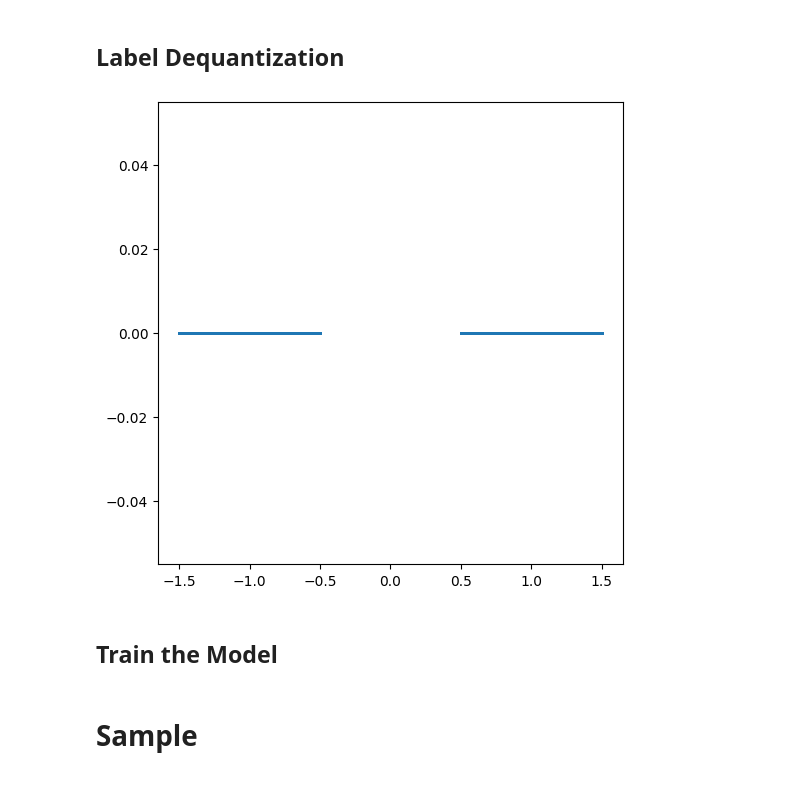
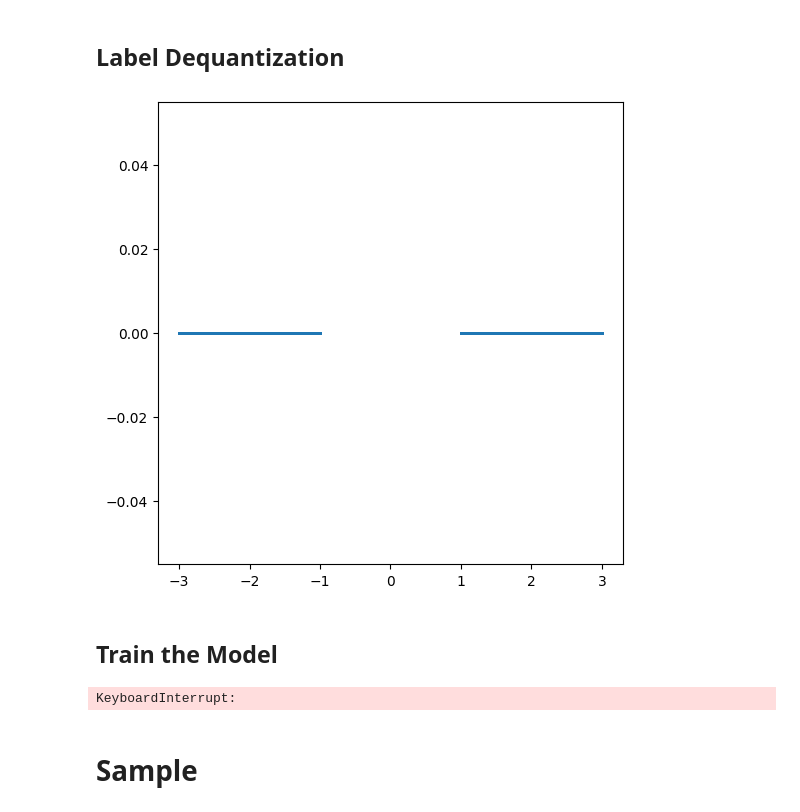
Before and after one commit to caetas/SymmetricFlow, a Jupyter notebook: src/symmetricflow/ToyExample.ipynb, the cells around one changed output. Saved outputs shown, nothing was run; the diff lists cells and outputs as text; code cells hidden in the pictures.

```diff
--- a/src/symmetricflow/ToyExample.ipynb
+++ b/src/symmetricflow/ToyExample.ipynb
@@ -143,35 +172,35 @@ class MLP(nn.Module):
 # %%
 def dequantize_labels(Y):
     '''
     Dequantize the labels by adding uniform noise.
     Args:
         Y: torch.Tensor: The quantized labels.
     Returns:
         torch.Tensor: The dequantized labels.
     '''
     # convert 1d y to 2d by making the second dimension 0
     #Y = torch.stack([Y, torch.zeros_like(Y)], dim=1)
     # add uniform noise with range 0.5
-    Y = Y + torch.rand_like(Y) - 0.5
+    Y = 2*Y + 2*(torch.rand_like(Y) - 0.5)
     return Y.unsqueeze(1)
 
 y = dequantize_labels(labels)
 fig = plt.figure(figsize=(6, 6))
 plt.scatter(y[:], 0*y, s=1)
 
 def quantize_labels(Y):
     '''
     Quantize the labels by rounding to the nearest integer.
     Args:
         Y: torch.Tensor: The dequantized labels.
     Returns:
         torch.Tensor: The quantized labels.
     '''
     # round to either -1 or 1
     Y = torch.sign(Y)
     return Y
 # %% [output]
-[figure, old version]
+[figure, new version]
 # %% [markdown]
 ## Train the Model
 # %%
@@ -184,17 +213,18 @@ def symmetrical_flow_matching_loss(model, x, y):
         x: A mini-batch of training data.
     """
     loss_fn = nn.MSELoss()
+    sigma = 1e-4
     t = torch.rand(size=(x.shape[0],), device=x.device)
     z_x = torch.randn_like(x)
     z_y = torch.randn_like(y)
-    x_t = x*t[:, None] + z_x*(1-t)[:, None]
-    y_t = z_y*t[:, None] + y*(1-t)[:, None]
+    x_t = x*t[:, None] + z_x*(1-((1 - sigma)*t))[:, None]
+    y_t = z_y*t[:, None] + y*(1-((1 - sigma)*t))[:, None]
     predicted_flow = model(torch.cat([x_t, y_t], dim=1), t)
     optimal_flow_x = x - z_x
     optimal_flow_y = z_y - y
     loss_x = loss_fn(predicted_flow[:,:2], optimal_flow_x)
     loss_y = loss_fn(predicted_flow[:,2:], optimal_flow_y)
-    return 0.9*loss_x + 0.1*loss_y
+    return 0.8*loss_x + 0.2*loss_y
 
 def training_loop(model, n_steps, batch_size, lr):
     '''
@@ -215,10 +245,12 @@ def training_loop(model, n_steps, batch_size, lr):
         loss = symmetrical_flow_matching_loss(model, batch.to(device), dequantize_labels(labels).to(device))
         loss.backward()
         optimizer.step()
-        if step % 100 == 0:
+        if step % 400 == 0:
             step_bar.set_postfix({'loss': loss.item()})
 
-model = MLP(n_features=3, n_blocks=10)
-training_loop(model, n_steps=6000, batch_size=10000, lr=1e-2)
+model = AutoEncoder(in_features=3, out_features=3, hidden_dim=128, time_embedding_size=6)
+training_loop(model, n_steps=40000, batch_size=100, lr=1e-3)
+# %% [output]
+KeyboardInterrupt:
 # %% [markdown]
 # Sample
```
Also changed, not shown: parts of 7 cells of this notebook, 5 other files.
